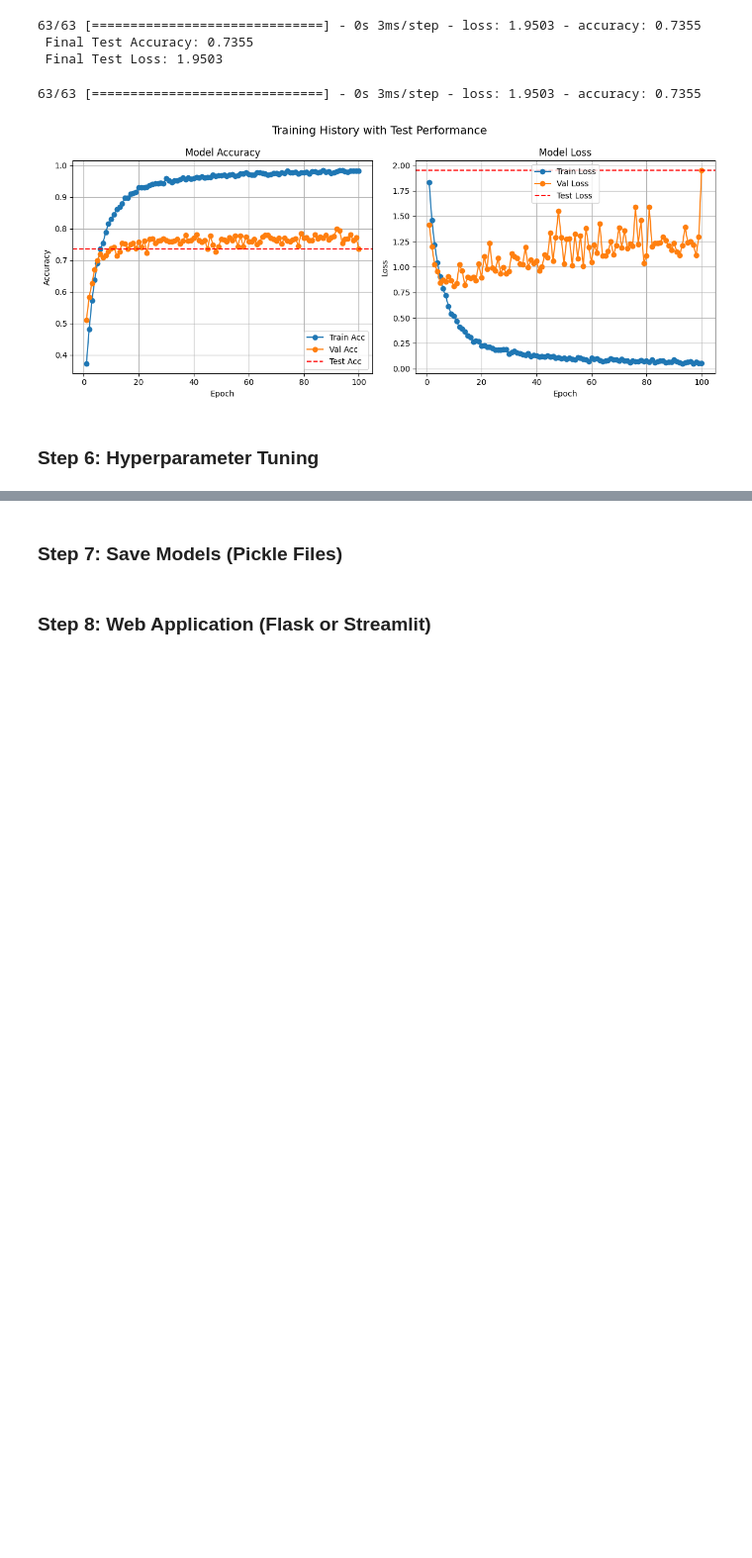
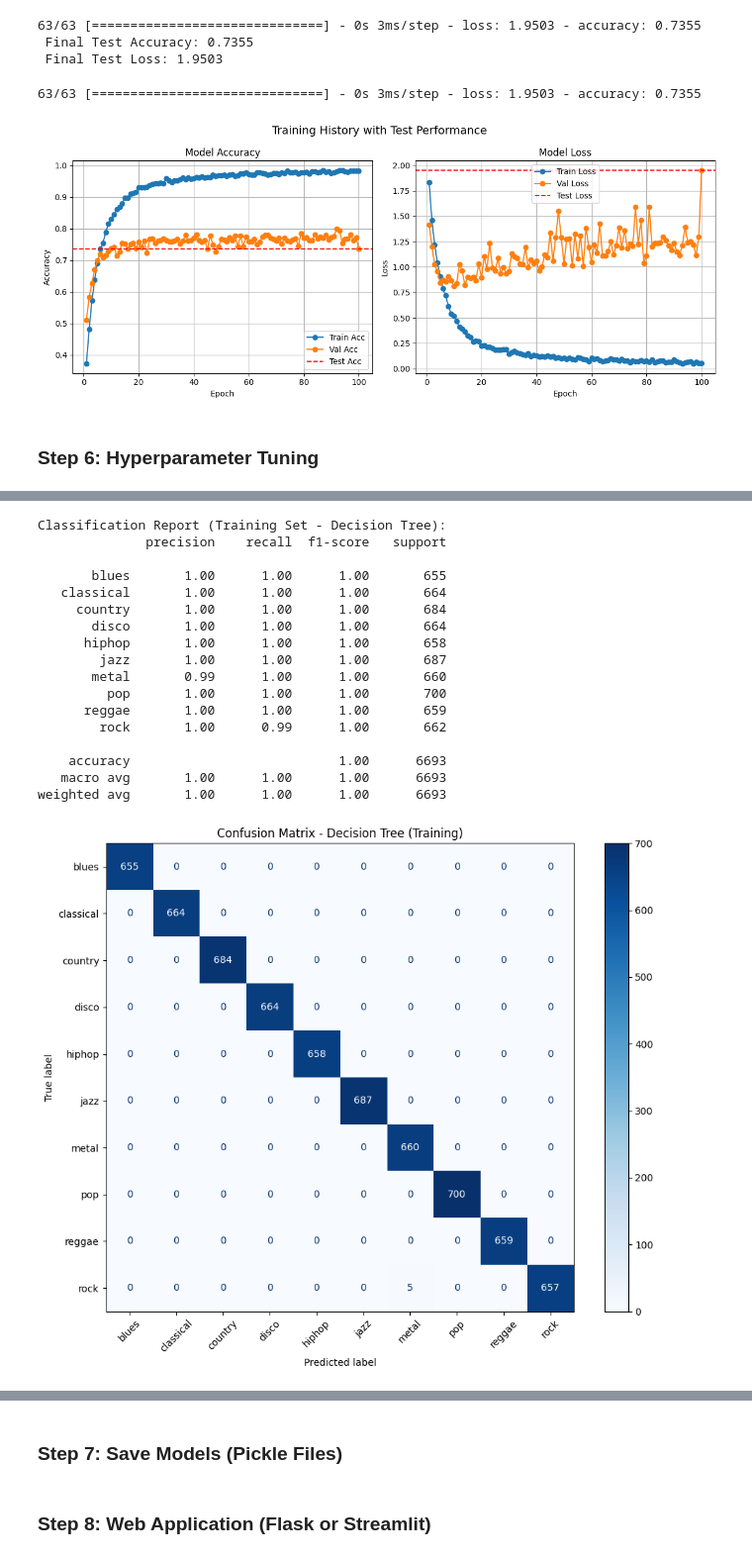
Before and after one commit to Dgonzalez929/nn_deep_learning, a Jupyter notebook: final_project_GTZAN_DL3104.ipynb, the cells around one changed output, grey strips where cells are left out. Shown at 99% size. Drawn from its saved outputs; the diff is of its cells as text; code cells hidden in the pictures; blank space fills up the shorter version.

Commit message:
implementing hyperparameter tuning

```diff
--- a/final_project_GTZAN_DL3104.ipynb
+++ b/final_project_GTZAN_DL3104.ipynb
@@ -972,0 +1224,72 @@ plot_training_history_with_test(history, test_loss, test_acc)
+# %%
+from sklearn.pipeline import Pipeline
+from sklearn.preprocessing import StandardScaler
+from sklearn.tree import DecisionTreeClassifier
+from sklearn.model_selection import GridSearchCV
+from sklearn.metrics import classification_report, confusion_matrix, ConfusionMatrixDisplay
+import matplotlib.pyplot as plt
+
+# Define pipeline
+pipe = Pipeline([
+    ('scaler', StandardScaler()),  # Si tus datos lo requieren
+    ('model', DecisionTreeClassifier(random_state=42))
+])
+
+# Hyperparameter grid for Decision Tree
+param_grid_dt = {
+    'model__criterion': ['gini', 'entropy'],
+    'model__max_depth': [None, 5, 10, 20],
+    'model__min_samples_split': [2, 5, 10],
+    'model__min_samples_leaf': [1, 2, 4]
+}
+
+# GridSearchCV
+grid_dt = GridSearchCV(pipe, param_grid=param_grid_dt, cv=5, scoring='accuracy', n_jobs=-1)
+grid_dt.fit(x_train, y_train)
+
+# Best model
+best_dt = grid_dt.best_estimator_
+y_train_pred = best_dt.predict(x_train)
+y_test_pred = best_dt.predict(x_test)
+
+# --- Evaluation on TRAINING set ---
+print("\nClassification Report (Training Set - Decision Tree):")
+print(classification_report(y_train, y_train_pred, target_names=genres))
+
+cm_train = confusion_matrix(y_train, y_train_pred)
+fig, ax = plt.subplots(figsize=(10, 8))
+ConfusionMatrixDisplay(confusion_matrix=cm_train, display_labels=genres).plot(ax=ax, cmap='Blues', xticks_rotation=45)
+plt.title("Confusion Matrix - Decision Tree (Training)")
+plt.tight_layout()
+plt.show()
+
+# --- Evaluation on TEST set ---
+print("\nClassification Report (Test Set - Decision Tree):")
+print("Best Parameters:", grid_dt.best_params_)
+print(classification_report(y_test, y_test_pred, target_names=genres))
+
+cm_test = confusion_matrix(y_test, y_test_pred)
+fig, ax = plt.subplots(figsize=(10, 8))
+ConfusionMatrixDisplay(confusion_matrix=cm_test, display_labels=genres).plot(ax=ax, cmap='Greens', xticks_rotation=45)
+plt.title("Confusion Matrix - Decision Tree (Test)")
+plt.tight_layout()
+plt.show()
+# %% [output]
+Classification Report (Training Set - Decision Tree):
+              precision    recall  f1-score   support
+
+       blues       1.00      1.00      1.00       655
+   classical       1.00      1.00      1.00       664
+     country       1.00      1.00      1.00       684
+       disco       1.00      1.00      1.00       664
+      hiphop       1.00      1.00      1.00       658
+        jazz       1.00      1.00      1.00       687
+       metal       0.99      1.00      1.00       660
+         pop       1.00      1.00      1.00       700
+      reggae       1.00      1.00      1.00       659
+        rock       1.00      0.99      1.00       662
+
+    accuracy                           1.00      6693
+   macro avg       1.00      1.00      1.00      6693
+weighted avg       1.00      1.00      1.00      6693
+[figure, added]
```
Also changed, not shown: parts of 18 cells of this notebook.
